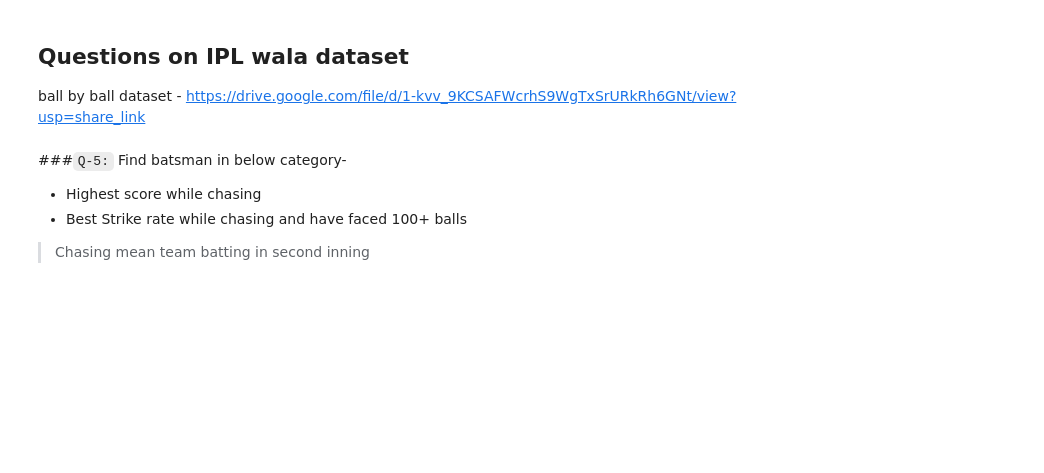
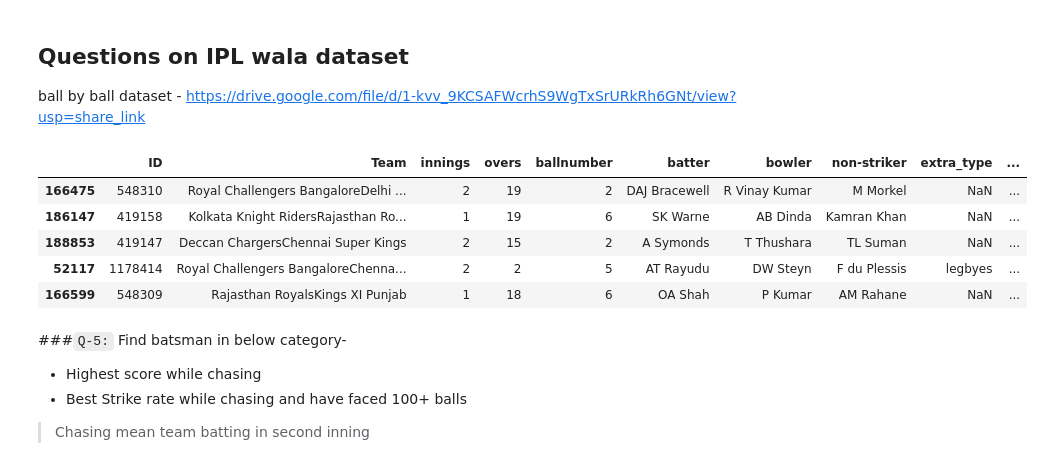
Before and after one commit to ushi-masuka/python-practice, a Jupyter notebook: day1901.ipynb, the cells around one changed output. Saved outputs shown, nothing was run; the diff lists cells and outputs as text; code cells hidden in the pictures; blank space fills up the shorter version.

```diff
--- a/day1901.ipynb
+++ b/day1901.ipynb
@@ -97,6 +194,16 @@ fifa_df = pd.read_csv("https://docs.google.com/spreadsheets/d/e/2PACX-1vT3D_x_4D
 ## **Questions on IPL wala dataset**
 
 ball by ball dataset - https://drive.google.com/file/d/1-kvv_9KCSAFWcrhS9WgTxSrURkRh6GNt/view?usp=share_link
+# %%
+ipl=pd.read_csv("/content/ipl_deliveries.csv")
+ipl.sample(5)
+# %% [output]
+|  | ID | Team | innings | overs | ballnumber | batter | bowler | non-striker | extra_type | ... |
+| 166475 | 548310 | Royal Challengers BangaloreDelhi ... | 2 | 19 | 2 | DAJ Bracewell | R Vinay Kumar | M Morkel | NaN | ... |
+| 186147 | 419158 | Kolkata Knight RidersRajasthan Ro... | 1 | 19 | 6 | SK Warne | AB Dinda | Kamran Khan | NaN | ... |
+| 188853 | 419147 | Deccan ChargersChennai Super Kings | 2 | 15 | 2 | A Symonds | T Thushara | TL Suman | NaN | ... |
+| 52117 | 1178414 | Royal Challengers BangaloreChenna... | 2 | 2 | 5 | AT Rayudu | DW Steyn | F du Plessis | legbyes | ... |
+| 166599 | 548309 | Rajasthan RoyalsKings XI Punjab | 1 | 18 | 6 | OA Shah | P Kumar | AM Rahane | NaN | ... |
 # %% [markdown]
 ###`Q-5:` Find batsman in below category-
 * Highest score while chasing
```
Also changed, not shown: parts of 12 cells of this notebook.
